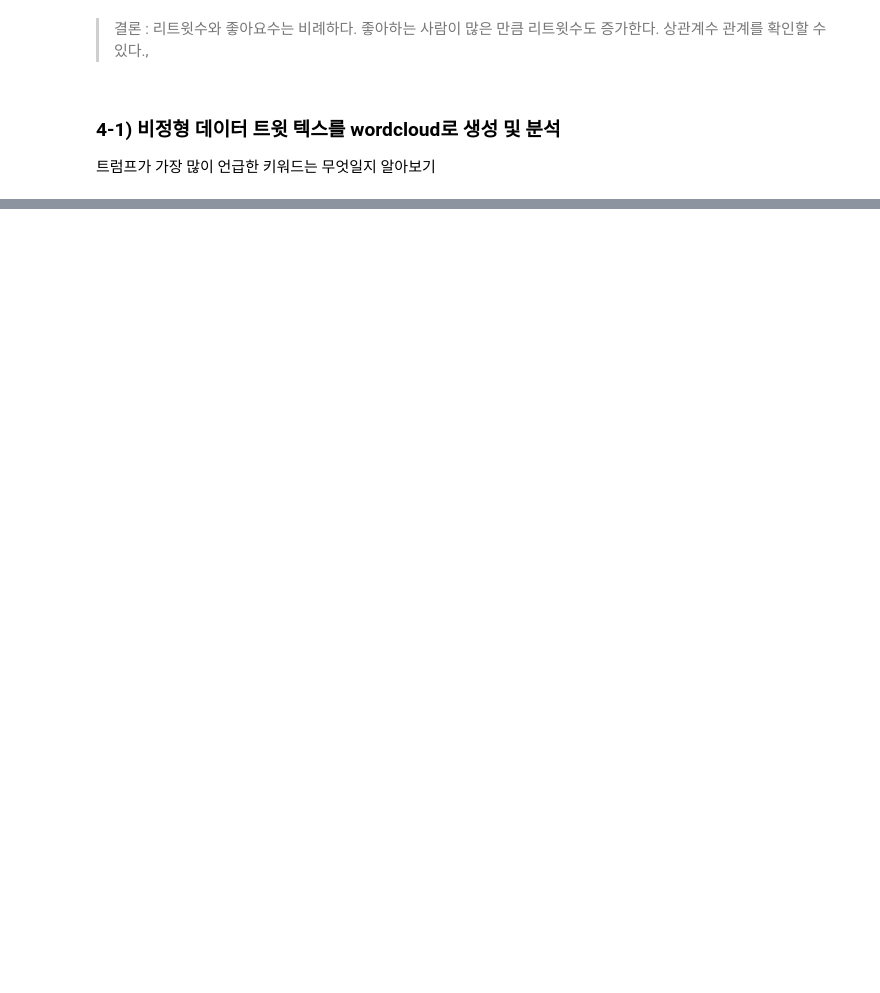
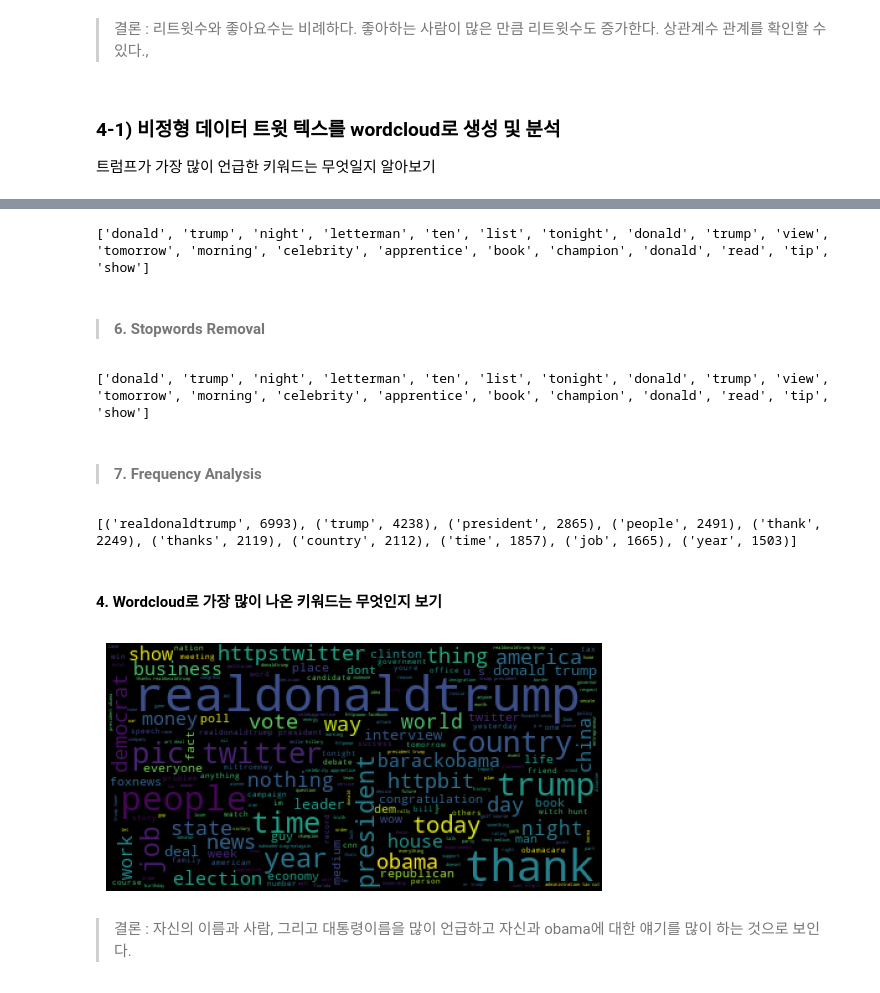
Before and after one commit to dablro12/data_analyses, a Jupyter notebook: 트럼프 대통령 트윗 분석/미니 프로젝트: 트럼프 대통령 트윗 분석.ipynb, the cells around one changed output, grey strips where cells are left out. Drawn from its saved outputs; the diff is of its cells as text; code cells hidden in the pictures; blank space fills up the shorter version.

```diff
--- a/트럼프 대통령 트윗 분석/미니 프로젝트: 트럼프 대통령 트윗 분석.ipynb
+++ b/트럼프 대통령 트윗 분석/미니 프로젝트: 트럼프 대통령 트윗 분석.ipynb
@@ -324,0 +456,68 @@ content_df = df['content']
+# %%
+# Lemmatization
+# lemma = 원형, 단어를 원형으로 바꿔줌 ex) 과거동사 -> 동사원형, 명사는 단수형으로
+# nltk.WordNetLemmatizer() 사용
+
+wlem = nltk.WordNetLemmatizer()
+lemmatization_words = list()
+
+for word in NN_words:
+    new_word = wlem.lemmatize(word)
+    lemmatization_words.append(new_word)
+
+print(lemmatization_words[:20])
+#reads -> read로 바뀜
+# %% [output]
+['donald', 'trump', 'night', 'letterman', 'ten', 'list', 'tonight', 'donald', 'trump', 'view', 'tomorrow', 'morning', 'celebrity', 'apprentice', 'book', 'champion', 'donald', 'read', 'tip', 'show']
+# %% [markdown]
+> #### 6. Stopwords Removal
+# %%
+# Stopwords Removal : 불용어(ex_ a, an, the, this, taht) 제거
+# 1차적으로 nltk에서 제공하는 불용어사전을 이용해 불용어 제거
+from nltk.corpus import stopwords
+stopwords_list =stopwords.words('english') #nltk에서 제공하는 영어 불용어사전을 stopwords_list에 넣기
+
+unique_NN_words = set(lemmatization_words) #중복 제거를 위해 set으로 변환
+final_NN_words = lemmatization_words  #final_NN_words에 있는 불용어 제거하기
+
+for word in unique_NN_words:
+    if word in stopwords_list:
+        while word in final_NN_words: final_NN_words.remove(word)
+
+print(final_NN_words[:20])
+# %% [output]
+['donald', 'trump', 'night', 'letterman', 'ten', 'list', 'tonight', 'donald', 'trump', 'view', 'tomorrow', 'morning', 'celebrity', 'apprentice', 'book', 'champion', 'donald', 'read', 'tip', 'show']
+# %% [markdown]
+> #### 7. Frequency Analysis
+# %%
+# Frequency Analysis : final__NN_words로 빈도분석하면됨
+# counter() : 단어 사용 빈도 계산 ㅗㅁ듈
+from collections import Counter
+
+c = Counter(final_NN_words) #단어 얼마나 사용했는지 딕셔너리로 만들어줌
+print(c.most_common(10)) #딕셔너리이므로 10개만 .most_common(n) 메소드로 가져와보기
+
+#realdonaldtrump , trump, president, people 등 이 많이 사용되었다.
+# %% [output]
+[('realdonaldtrump', 6993), ('trump', 4238), ('president', 2865), ('people', 2491), ('thank', 2249), ('thanks', 2119), ('country', 2112), ('time', 1857), ('job', 1665), ('year', 1503)]
+# %% [markdown]
+#### 4. Wordcloud로 가장 많이 나온 키워드는 무엇인지 보기
+# %%
+from wordcloud import WordCloud
+import matplotlib.pyplot as plt
+
+#문자안에 다 넣기
+word_str = str()
+for word in final_NN_words:
+    word_str = word_str + ' ' + word
+
+# wordcloud 로 표현하기
+wordcloud = WordCloud(max_font_size = 40, relative_scaling=.5,).generate(word_str)
+plt.figure()
+plt.imshow(wordcloud)
+plt.axis("off")
+plt.show()
+# %% [output]
+[figure, added]
+# %% [markdown]
+> 결론 : 자신의 이름과 사람, 그리고 대통령이름을 많이 언급하고 자신과 obama에 대한 얘기를 많이 하는 것으로 보인다.
```
Also changed, not shown: parts of 26 cells of this notebook.
